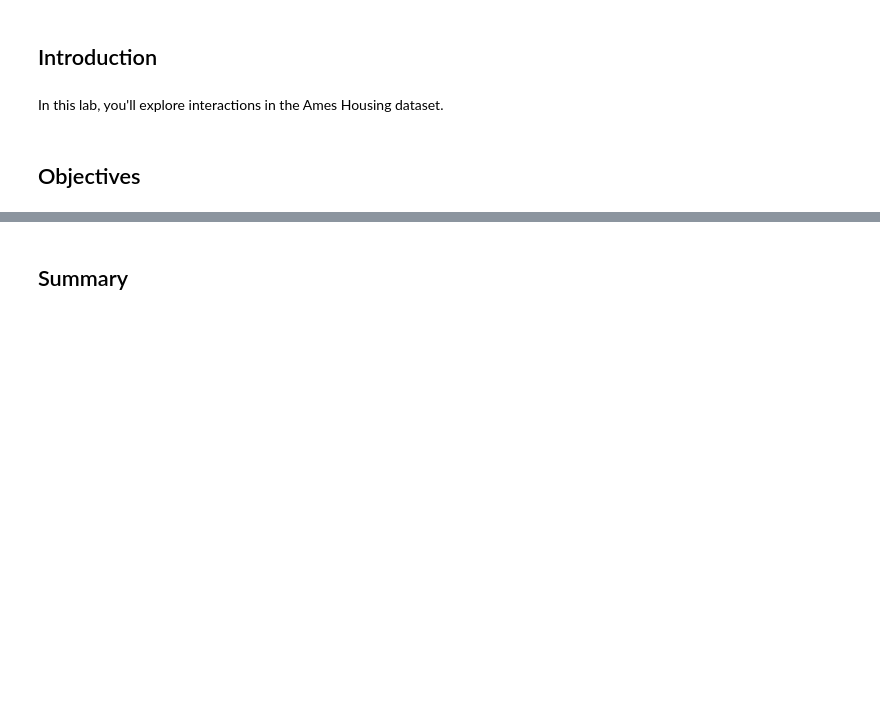
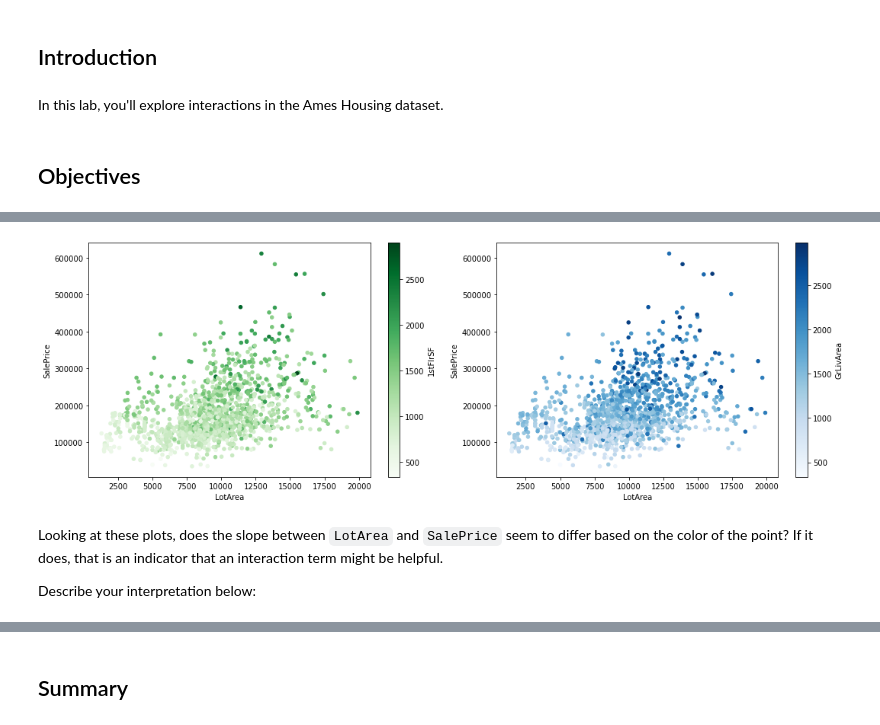
Before and after one commit to learn-co-curriculum/dsc-interaction-terms-lab-v2-5, a Jupyter notebook: index.ipynb, the cells around one changed output, grey strips where cells are left out. Drawn from its saved outputs; the diff is of its cells as text; code cells hidden in the pictures; blank space fills up the shorter version.

```diff
--- a/index.ipynb
+++ b/index.ipynb
@@ -212,0 +19,9 @@ What is your conclusion here?
+# %%
+import pandas as pd
+
+ames = pd.read_csv('ames.csv', index_col=0)
+
+# Remove some outliers to make the analysis more intuitive
+ames = ames[ames["GrLivArea"] < 3000]
+ames = ames[ames["LotArea"] < 20_000]
+ames
@@ -212,0 +223,11 @@ What is your conclusion here?
+# %%
+fig, (ax1, ax2) = plt.subplots(ncols=2, figsize=(15,5))
+ames.plot.scatter(x="LotArea", y="SalePrice", c="1stFlrSF", cmap="Greens", ax=ax1)
+ames.plot.scatter(x="LotArea", y="SalePrice", c="GrLivArea", cmap="Blues", ax=ax2)
+fig.tight_layout();
+# %% [output]
+[figure, added]
+# %% [markdown]
+Looking at these plots, does the slope between `LotArea` and `SalePrice` seem to differ based on the color of the point? If it does, that is an indicator that an interaction term might be helpful.
+
+Describe your interpretation below:
```
Also changed, not shown: parts of 52 cells of this notebook, 7 other files.
